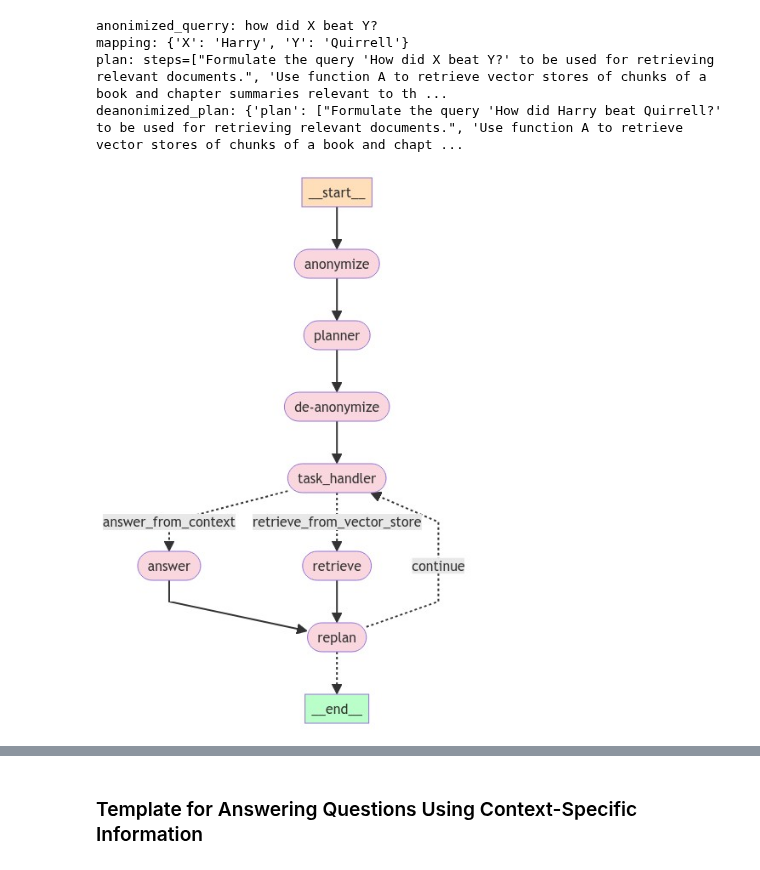
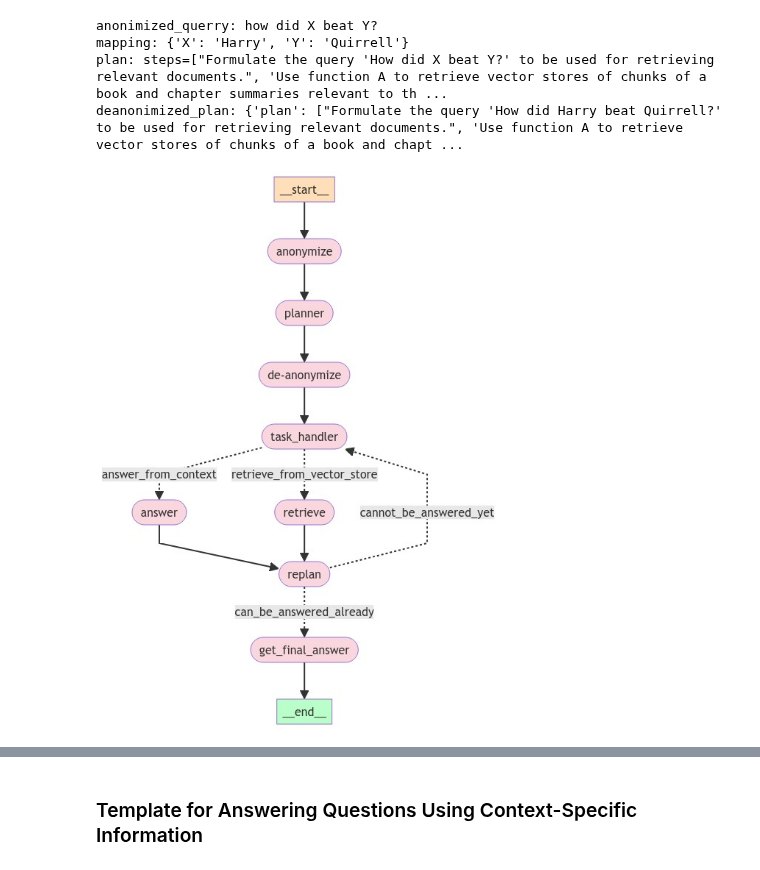
Before and after one commit to NirDiamant/Controllable-RAG-Agent, a Jupyter notebook: talk_to_harry_potter_complex_retriever.ipynb, the cells around one changed output, grey strips where cells are left out. Cells and saved outputs as stored; diff of their text form; code cells hidden in the pictures.

Commit message:
final answer cannot be hallucinated. need to handle case of empty plan list

```diff
--- a/talk_to_harry_potter_complex_retriever.ipynb
+++ b/talk_to_harry_potter_complex_retriever.ipynb
@@ -359,7 +359,7 @@ def answer_question_from_context(state):
         The answer to the question from the context.
     """
     question = state["question"]
-    context = state["context"]
+    context = state["aggregated_context"] if "aggregated_context" in state else state["context"]
 
     input_data = {
     "query": question,
@@ -886,7 +906,7 @@ def run_task_handler_chain(state: PlanExecute):
     return state
 
 def retrieve_or_answer(state: PlanExecute):
-    print("Retrieving or answering")
+    print("deciding whether to retrieve or answer")
     if state["tool"] == "retrieve":
         return "retrieve_from_vector_store"
     elif state["tool"] == "answer":
@@ -925,6 +945,19 @@ def run_qualtative_answer_workflow(state):
     if not state["aggregated_context"]:
         state["aggregated_context"] = ""
     state["aggregated_context"] += value
+    return state
+
+def run_qualtative_answer_workflow_for_final_answer(state):
+    print("Running the qualitative answer workflow for final answer...")
+    question = state["question"]
+    context = state["aggregated_context"]
+    inputs = {"question": question, "context": context}
+    for output in qualitative_answer_workflow_app.stream(inputs):
+        for key, value in output.items():
+            pass  # Node
+            # ... (your existing code)
+        pprint("--------------------")
+    state["response"] = value
     return state
 
 
@@ -966,12 +999,18 @@ def replan_step(state: PlanExecute):
     state["response"] = processed_output['response']['response']
     return state
 
-def should_end(state: PlanExecute) -> Literal["agent", "__end__"]:
-    print("Checking if should end")
-    if "response" in state and state["response"]!= "":
-        return "__end__"
+def can_be_answered(state: PlanExecute):
+    print("Checking if the question can be answered already")
+    question = state["question"]
+    context = state["aggregated_context"]
+    inputs = {"question": question, "context": context}
+    output = can_be_answered_already_chain.invoke(inputs)
+    if output["can_be_answered"] == True:
+        print("The question can be fully answered already.")
+        return "can_be_answered_already"
     else:
-        return "continue"
+        print("The question cannot be fully answered yet.")
+        return "cannot_be_answered_yet"
 # %%
 from langgraph.graph import StateGraph
 
@@ -997,36 +1036,44 @@ agent_workflow.add_node("task_handler", run_task_handler_chain)
 # Add a replan node
 agent_workflow.add_node("replan", replan_step)
 
+# Add answer from context node
+
+agent_workflow.add_node("get_final_answer", run_qualtative_answer_workflow_for_final_answer)
+
 
 agent_workflow.set_entry_point("anonymize")
 
 # From anonymize we go to plan
 agent_workflow.add_edge("anonymize", "planner")
 
 # From plan we go to deanonymize
 agent_workflow.add_edge("planner", "de-anonymize")
 
 # From deanonymize we go to task handler
 
 agent_workflow.add_edge("de-anonymize", "task_handler")
 
 agent_workflow.add_conditional_edges("task_handler", retrieve_or_answer, {"retrieve_from_vector_store": "retrieve", "answer_from_context": "answer"})
 
 # From task handler we go to either retrieve or answer
 
 agent_workflow.add_edge("retrieve", "replan")
 
 agent_workflow.add_edge("answer", "replan")
 
-agent_workflow.add_conditional_edges("replan", should_end, {"__end__": END, "continue": "task_handler"})
+agent_workflow.add_conditional_edges("replan",can_be_answered, {"can_be_answered_already": "get_final_answer", "cannot_be_answered_yet": "task_handler"})
+
+agent_workflow.add_edge("get_final_answer", END)
+
+# agent_workflow.add_conditional_edges("replan", should_end, {"__end__": END, "continue": "task_handler"})
 
 
 
 plan_and_execute_app = agent_workflow.compile()
 
 display(Image(plan_and_execute_app.get_graph(xray=True).draw_mermaid_png()))
 # %% [output]
-[figure, old version]
+[figure, new version]
 # %%
 def execute_plan_and_print_steps(inputs, recursion_limit=20):
     config = {"recursion_limit": recursion_limit}
```
Also changed, not shown: parts of 4 cells of this notebook.
